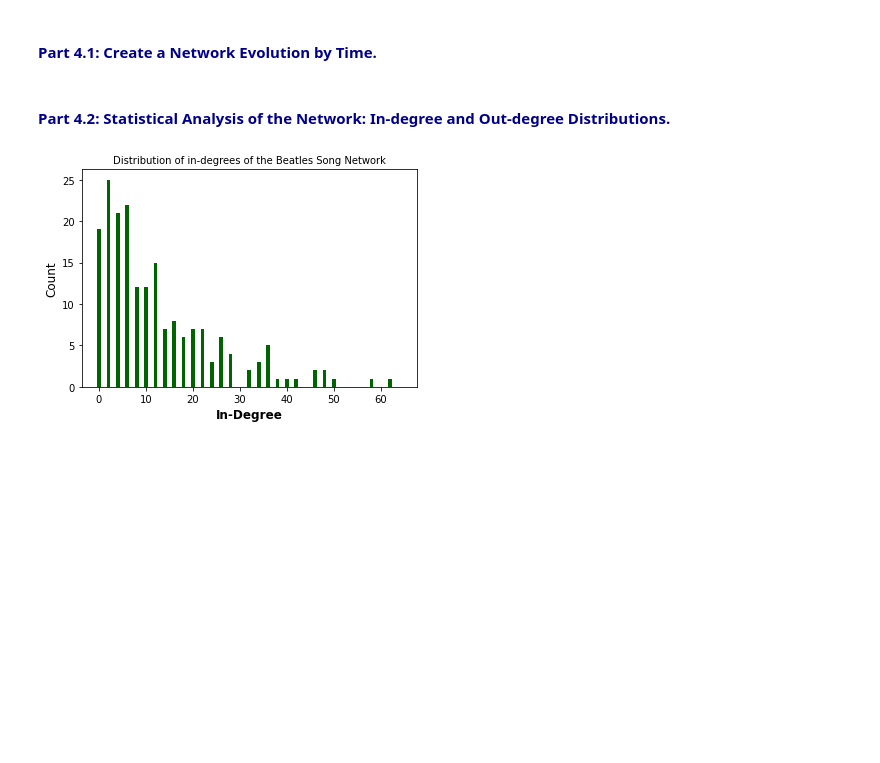
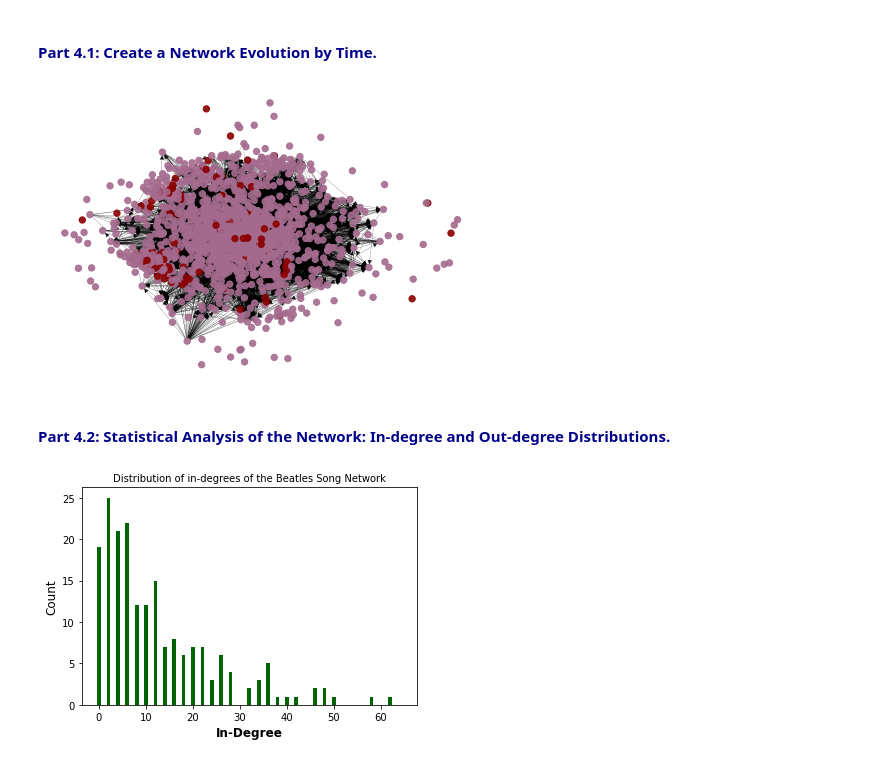
Before and after one commit to annarife99/SocialGraphs-Project, a Jupyter notebook: Network of Beatles Songs.ipynb, the cells around one changed output. Drawn from its saved outputs; the diff is of its cells as text; code cells hidden in the pictures; blank space fills up the shorter version.

Commit message:
continuous graph

```diff
--- a/Network of Beatles Songs.ipynb
+++ b/Network of Beatles Songs.ipynb
@@ -399,6 +402,47 @@ plt.savefig("Final_Graph.png")
 ####  <font color='darkblue'>Part 4.1: Create a Network Evolution by Time.
 # %%
 #Code for Network Evolution
+years=list(np.unique(list(data_df2['Year'])))[:-4]
+lyrics_files=[]
+
+
+for ind,year in enumerate(years):
+    a=list(data_df2[data_df2['Year']==year]['Song'])
+    new_lyrics_files=[]
+    for el in a:
+        lyrics_files.append(el)
+        new_lyrics_files.append(el)
+
+    subgraph = Beatles_nw.subgraph(lyrics_files)
+
+    #Determining node color
+    map_color=[]
+    for a in subgraph.nodes():
+        if a in new_lyrics_files:
+            map_color.append('darkred')
+        else:
+            map_color.append('#a56b8e')
+
+    # Determing node size depending on the degree of each node.
+    degree=[el *15 for el in list(dict(subgraph.out_degree()).values())]
+
+    #VISUALIZATION
+    options = {
+        'node_size': degree,
+        'width': 0.2,
+        'node_color': map_color,
+        'alpha':0.9
+    }
+
+    #getting node positions
+    positions = forceatlas2.forceatlas2_networkx_layout(subgraph, pos=None, iterations=300)
+
+    fig = plt.gcf()
+    nx.draw(subgraph,positions,**options)
+    fig.set_size_inches(20, 15)
+    plt.savefig("Graph"+str(year)+".png")
+# %% [output]
+[figure, added]
 # %% [markdown]
 ####  <font color='darkblue'>Part 4.2: Statistical Analysis of the Network: In-degree and Out-degree Distributions.
 # %%
```
Also changed, not shown: parts of 2 cells of this notebook, 59 other files.
